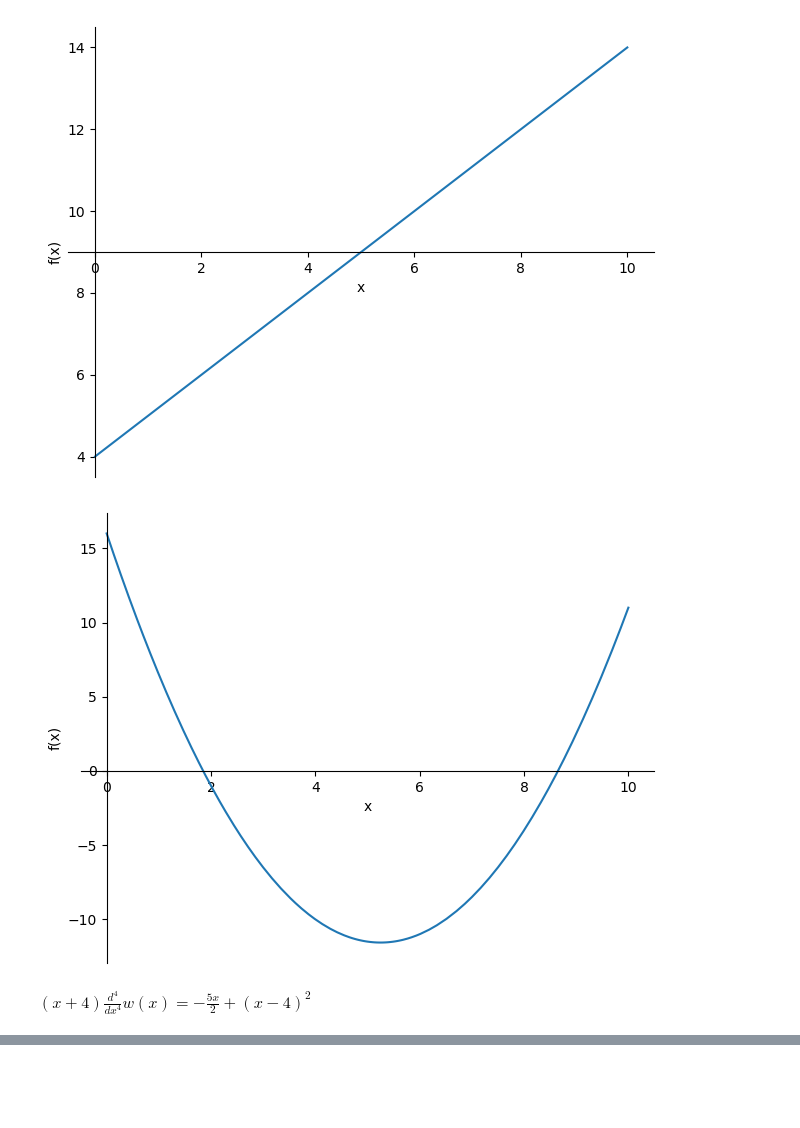
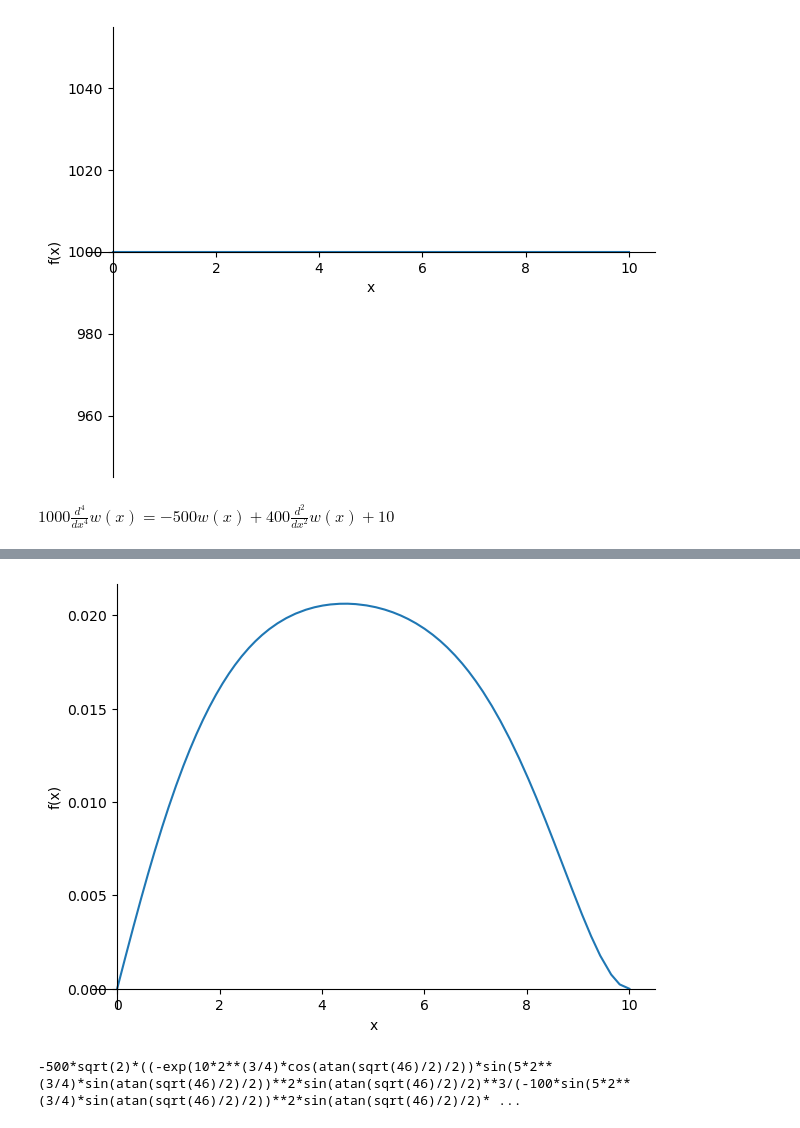
Before and after one commit to TeachBooks/sympy_mechanics, a Jupyter notebook: Examples slender structures/Beam with varying EI and q.ipynb, the cells around one changed output, grey strips where cells are left out. Drawn from its saved outputs; the diff is of its cells as text; code cells hidden in the pictures; blank space fills up the shorter version.

```diff
--- a/Examples slender structures/Beam with varying EI and q.ipynb
+++ b/Examples slender structures/Beam with varying EI and q.ipynb
@@ -4,37 +4,37 @@ w = sp.symbols('w', cls=sp.Function)
 C1, C2, C3, C4 = sp.symbols('C1 C2 C3 C4')
 x = sp.symbols('x')
 L = 10
-EI = sp.nsimplify(4+x) #TO DO: investigate which functions work and which don't
-q = sp.nsimplify((x-4)**2-2.5*x) #TO DO: investigate which functions work and which don't
+EI = sp.nsimplify(1000)
+q = sp.nsimplify(-500*w(x)+10+400*sp.diff(w(x),x,2))
 
-sp.plotting.plot(EI,(x,0.0001,L))
-sp.plotting.plot(q,(x,0,L))
+sp.plotting.plot(EI,(x,0,L))
+#sp.plotting.plot(q,(x,0,L))
 
 diffeq = sp.Eq(EI*sp.diff(w(x),x,4),q)
 display(diffeq)
 
 w = sp.dsolve(diffeq)
 w = w.rhs
 display(w)
 
 phi = -sp.diff(w, x)
 kappa = sp.diff(phi, x)
 M = EI * kappa
 V = sp.diff(M, x)
 
 eq1  = sp.Eq(w.subs(x , 0) , 0)
 eq2  = sp.Eq(M.subs(x , 0) , 0)
 eq3  = sp.Eq(w.subs(x , L) , 0)
 eq4  = sp.Eq(phi.subs(x , L) , 0)
 
 sol = sp.solve((eq1,eq2,eq3,eq4) ,
                (C1 ,C2 ,C3 ,C4))
 w_sol = w.subs(sol)
 M_sol = M.subs(sol)
 
 sp.plot(w_sol,(x,0,L))
+display(M_sol)
 sp.plot(M_sol,(x,0,L));
 # %% [output]
-[figure, old version]
+[figure, new version]
-[figure, old version]
-$\displaystyle \left(x + 4\right) \frac{d^{4}}{d x^{4}} w{\left(x \right)} = - \frac{5 x}{2} + \left(x - 4\right)^{2}$
+$\displaystyle 1000 \frac{d^{4}}{d x^{4}} w{\left(x \right)} = - 500 w{\left(x \right)} + 400 \frac{d^{2}}{d x^{2}} w{\left(x \right)} + 10$
@@ -43,0 +42,2 @@ $\displaystyle C_{1} + C_{2} x + C_{3} x^{2} + C_{4} x^{3} + \frac{x^{5}}{120} -
+[figure, new version]
+-500*sqrt(2)*((-exp(10*2**(3/4)*cos(atan(sqrt(46)/2)/2))*sin(5*2**(3/4)*sin(atan(sqrt(46)/2)/2))**2*sin(atan(sqrt(46)/2)/2)**3/(-100*sin(5*2**(3/4)*sin(atan(sqrt(46)/2)/2))**2*sin(atan(sqrt(46)/2)/2)* ...
```
Also changed, not shown: parts of 1 cell of this notebook.
